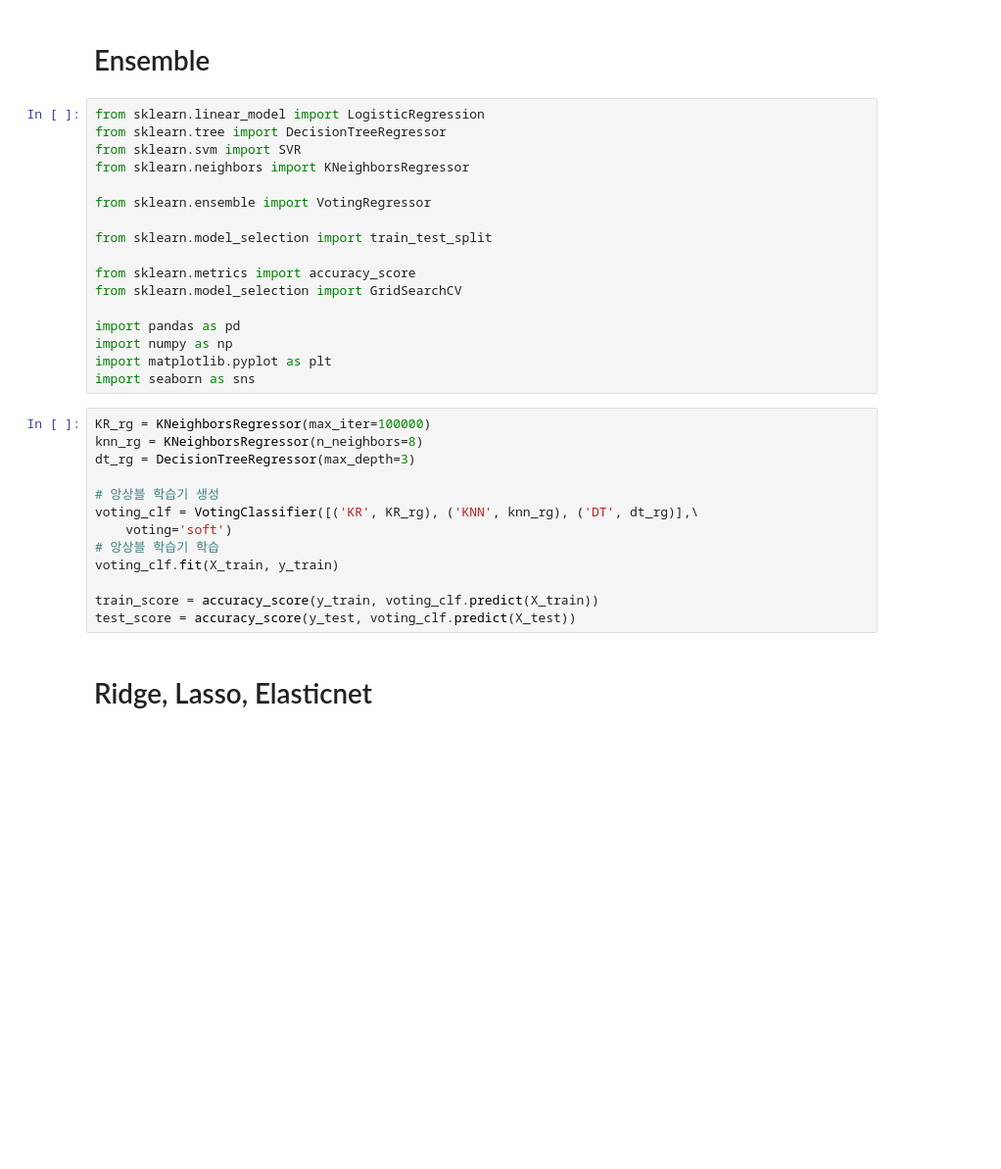
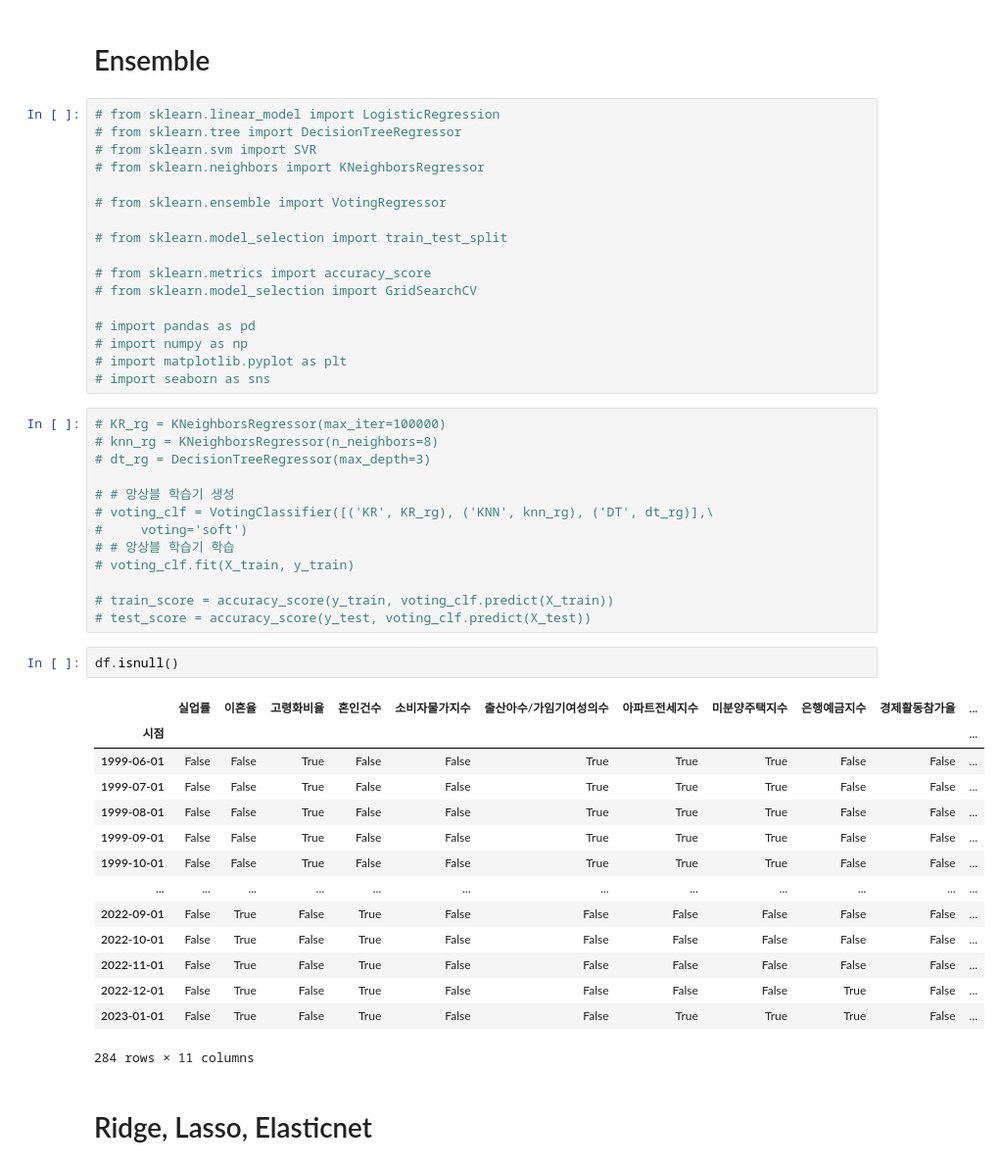
Before and after one commit to jewoodev/To_raise_a_child_well, a Jupyter notebook: data/jewoo/modeling_function.ipynb, the cells around one changed output. Shown: that part at 98% size. Saved outputs shown, nothing was run; the diff lists cells and outputs as text; blank space fills up the shorter version.

```diff
--- a/data/jewoo/modeling_function.ipynb
+++ b/data/jewoo/modeling_function.ipynb
@@ -65,35 +66,52 @@ r2_scores
 # %% [markdown]
 # Ensemble
 # %%
-from sklearn.linear_model import LogisticRegression
-from sklearn.tree import DecisionTreeRegressor
-from sklearn.svm import SVR
-from sklearn.neighbors import KNeighborsRegressor
+# from sklearn.linear_model import LogisticRegression
+# from sklearn.tree import DecisionTreeRegressor
+# from sklearn.svm import SVR
+# from sklearn.neighbors import KNeighborsRegressor
 
-from sklearn.ensemble import VotingRegressor
+# from sklearn.ensemble import VotingRegressor
 
-from sklearn.model_selection import train_test_split
+# from sklearn.model_selection import train_test_split
 
-from sklearn.metrics import accuracy_score
-from sklearn.model_selection import GridSearchCV
+# from sklearn.metrics import accuracy_score
+# from sklearn.model_selection import GridSearchCV
 
-import pandas as pd
-import numpy as np
-import matplotlib.pyplot as plt
-import seaborn as sns
+# import pandas as pd
+# import numpy as np
+# import matplotlib.pyplot as plt
+# import seaborn as sns
 # %%
-KR_rg = KNeighborsRegressor(max_iter=100000)
-knn_rg = KNeighborsRegressor(n_neighbors=8)
-dt_rg = DecisionTreeRegressor(max_depth=3)
+# KR_rg = KNeighborsRegressor(max_iter=100000)
+# knn_rg = KNeighborsRegressor(n_neighbors=8)
+# dt_rg = DecisionTreeRegressor(max_depth=3)
 
-# 앙상블 학습기 생성
-voting_clf = VotingClassifier([('KR', KR_rg), ('KNN', knn_rg), ('DT', dt_rg)],\
-    voting='soft')
-# 앙상블 학습기 학습
-voting_clf.fit(X_train, y_train)
+# # 앙상블 학습기 생성
+# voting_clf = VotingClassifier([('KR', KR_rg), ('KNN', knn_rg), ('DT', dt_rg)],\
+#     voting='soft')
+# # 앙상블 학습기 학습
+# voting_clf.fit(X_train, y_train)
 
-train_score = accuracy_score(y_train, voting_clf.predict(X_train))
-test_score = accuracy_score(y_test, voting_clf.predict(X_test))
+# train_score = accuracy_score(y_train, voting_clf.predict(X_train))
+# test_score = accuracy_score(y_test, voting_clf.predict(X_test))
+# %%
+df.isnull()
+# %% [output]
+|  | 실업률 | 이혼율 | 고령화비율 | 혼인건수 | 소비자물가지수 | 출산아수/가임기여성의수 | 아파트전세지수 | 미분양주택지수 | 은행예금지수 | 경제활동참가율 | ... |
+| 시점 |  |  |  |  |  |  |  |  |  |  | ... |
+| 1999-06-01 | False | False | True | False | False | True | True | True | False | False | ... |
+| 1999-07-01 | False | False | True | False | False | True | True | True | False | False | ... |
+| 1999-08-01 | False | False | True | False | False | True | True | True | False | False | ... |
+| 1999-09-01 | False | False | True | False | False | True | True | True | False | False | ... |
+| 1999-10-01 | False | False | True | False | False | True | True | True | False | False | ... |
+| ... | ... | ... | ... | ... | ... | ... | ... | ... | ... | ... | ... |
+| 2022-09-01 | False | True | False | True | False | False | False | False | False | False | ... |
+| 2022-10-01 | False | True | False | True | False | False | False | False | False | False | ... |
+| 2022-11-01 | False | True | False | True | False | False | False | False | False | False | ... |
+| 2022-12-01 | False | True | False | True | False | False | False | False | True | False | ... |
+| 2023-01-01 | False | True | False | True | False | False | True | True | True | False | ... |
+284 rows × 11 columns
 # %% [markdown]
 # Ridge, Lasso, Elasticnet
 # %% [markdown]
```
Also changed, not shown: parts of 14 cells of this notebook.
